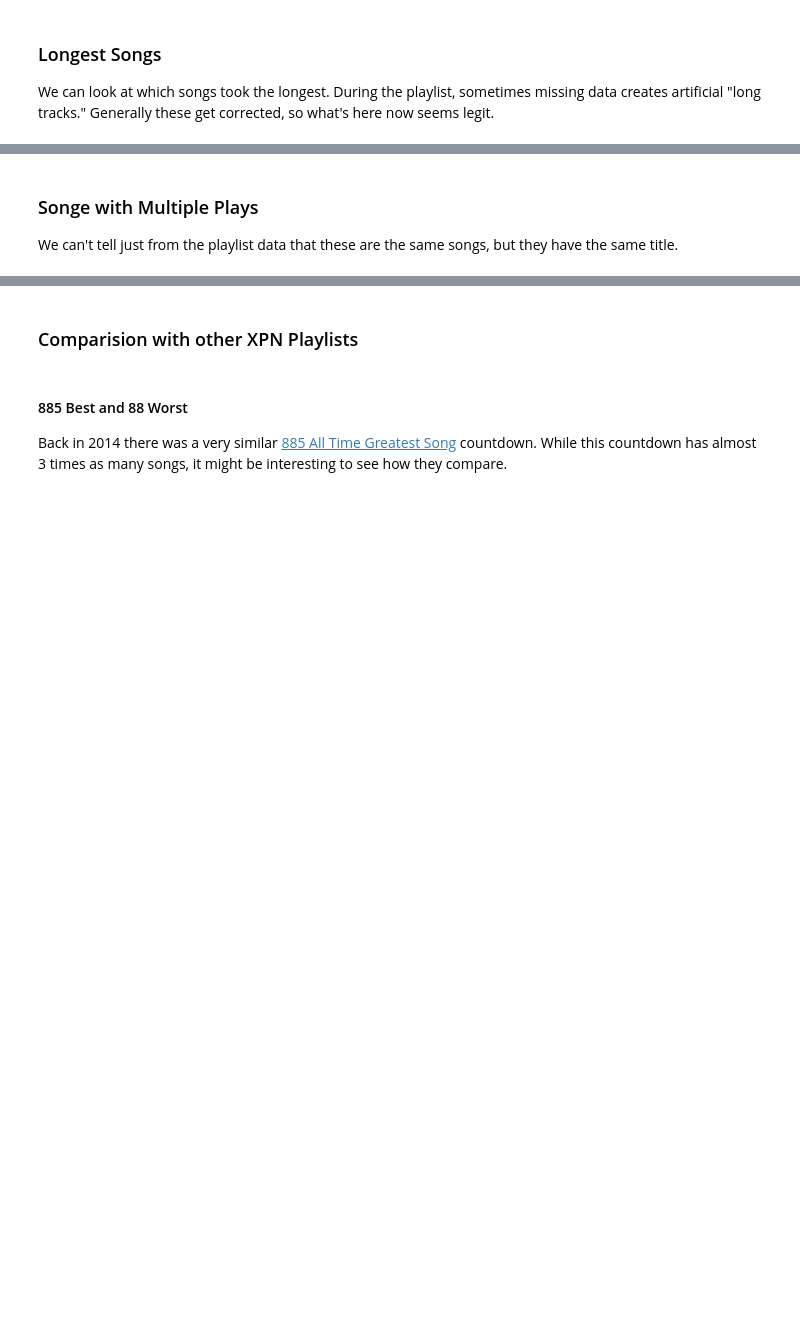
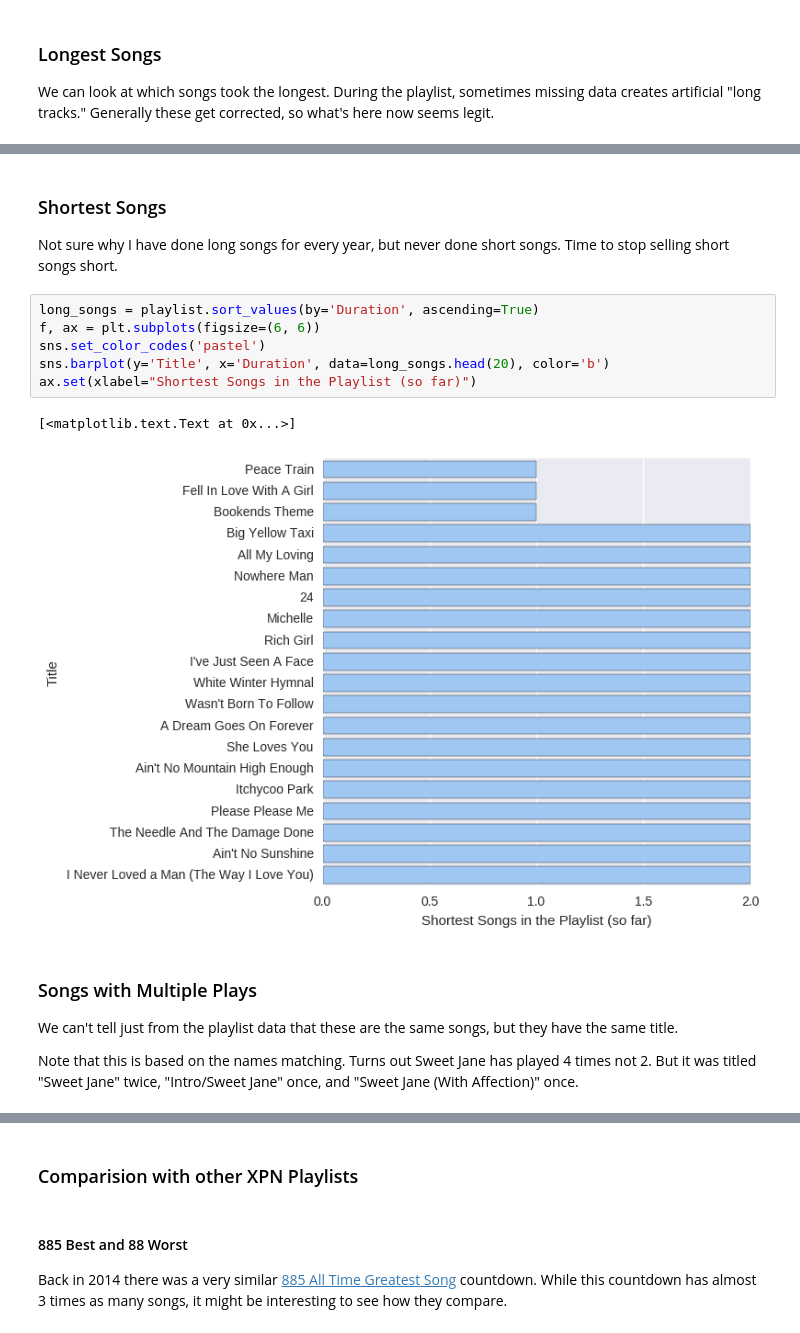
Before and after one commit to asudell/a2z, a Jupyter notebook: XPN2020.ipynb, the cells around one changed output, grey strips where cells are left out. Cells and saved outputs as stored; diff of their text form; blank space fills up the shorter version.

Commit message:
Rerun for data. Setup a bit for tomorow with the onsies and the restart at 8.

```diff
--- a/XPN2020.ipynb
+++ b/XPN2020.ipynb
@@ -139,8 +143,28 @@ ax.set(xlabel="Longest Songs in the Playlist (so far)")
+# %% [markdown]
+### Shortest Songs
+
+Not sure why I have done long songs for every year,
+but never done short songs.
+Time to stop selling short songs short.
+# %%
+long_songs = playlist.sort_values(by='Duration', ascending=True)
+f, ax = plt.subplots(figsize=(6, 6))
+sns.set_color_codes('pastel')
+sns.barplot(y='Title', x='Duration', data=long_songs.head(20), color='b')
+ax.set(xlabel="Shortest Songs in the Playlist (so far)")
+# %% [output]
+[<matplotlib.text.Text at 0x...>]
+[figure, added]
 # %% [markdown]
-### Songe with Multiple Plays
+### Songs with Multiple Plays
 
 We can't tell just from the playlist data that these are the same songs,
 but they have the same title.
+
+Note that this is based on the names matching.
+Turns out Sweet Jane has played 4 times not 2.
+But it was titled "Sweet Jane" twice, "Intro/Sweet Jane" once,
+and "Sweet Jane (With Affection)" once.
 # %%
 c = playlist['Title'].value_counts()
 title_counts = pd.DataFrame(zip(c.keys().tolist(), c.tolist()),
```
Also changed, not shown: parts of 16 cells of this notebook, 9 other files.
